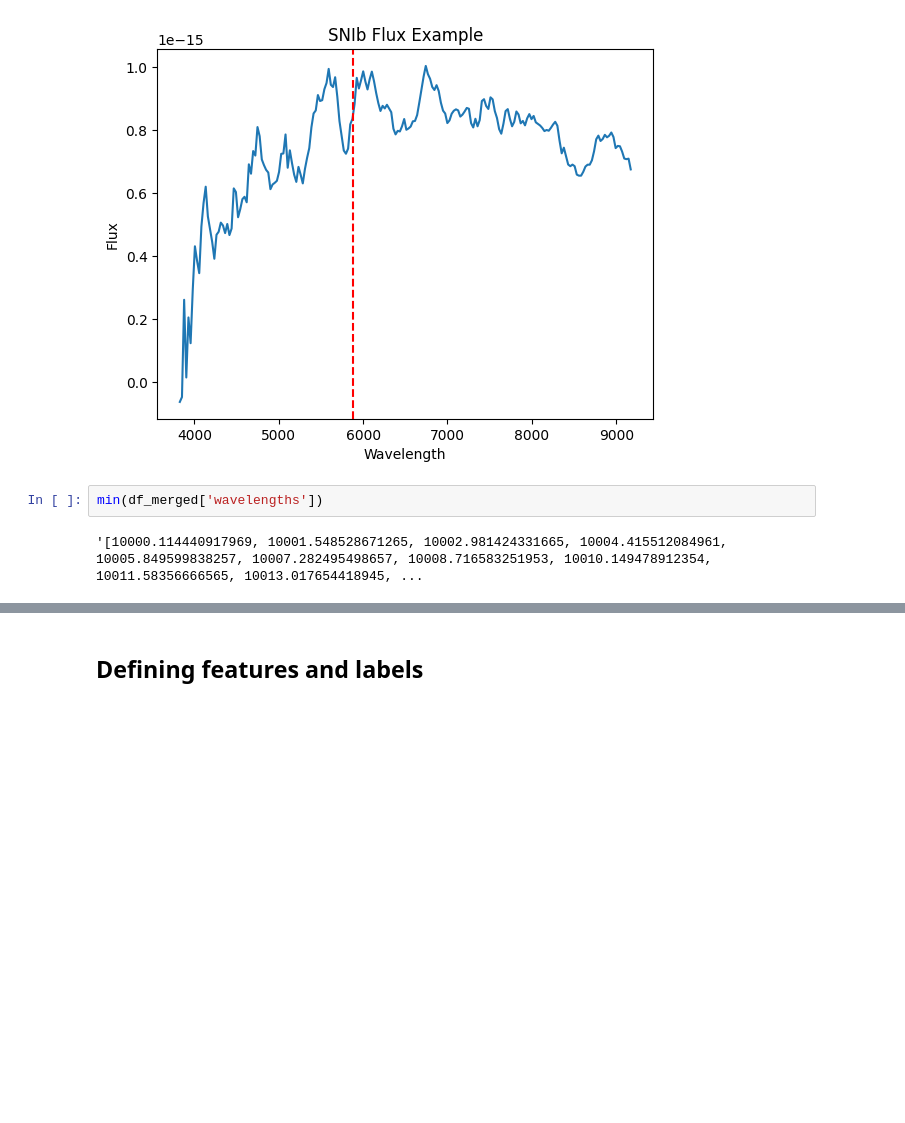
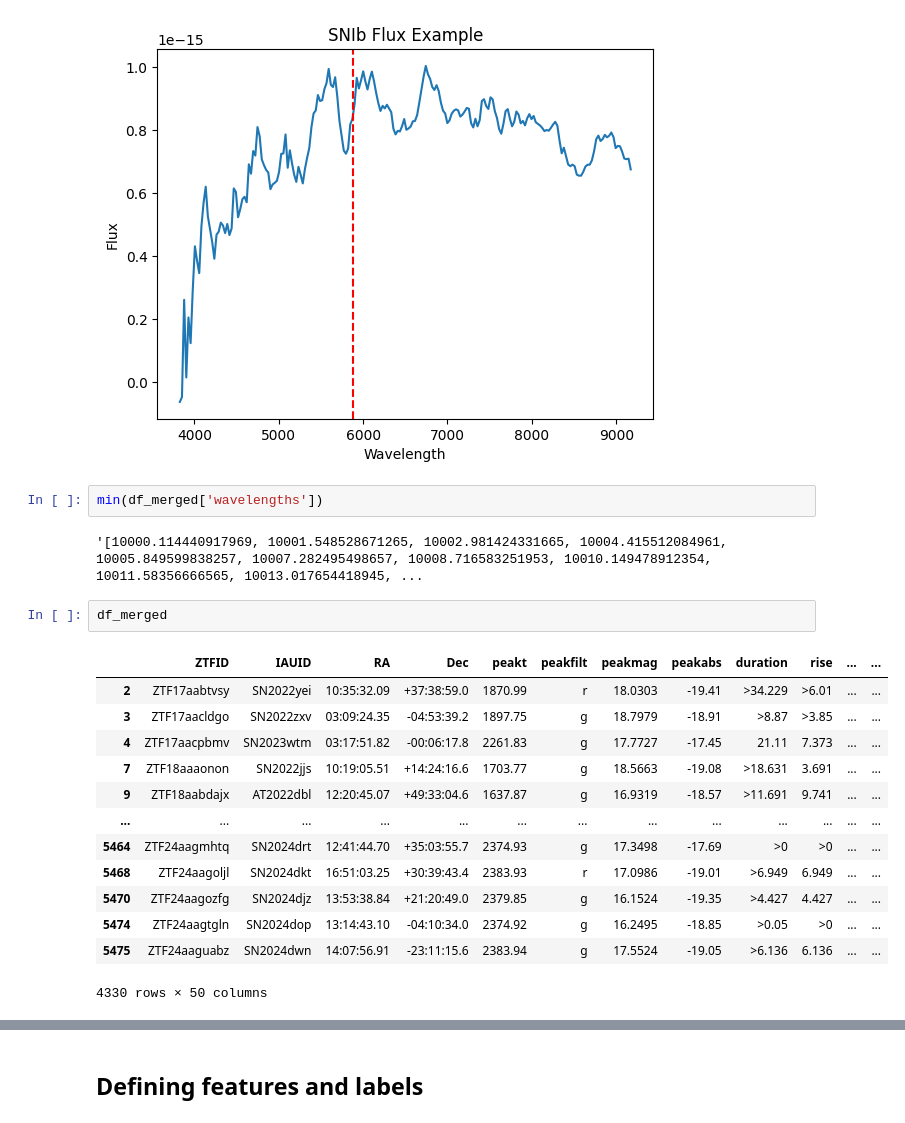
Before and after one commit to abbystokes/AST8581_FinalProject, a Jupyter notebook: Final_Project.ipynb, the cells around one changed output, grey strips where cells are left out. Saved outputs shown, nothing was run; the diff lists cells and outputs as text; blank space fills up the shorter version.

```diff
--- a/Final_Project.ipynb
+++ b/Final_Project.ipynb
@@ -209,3 +213,19 @@ Text(0, 0.5, 'Flux')
 min(df_merged['wavelengths'])
 # %% [output]
 '[10000.114440917969, 10001.548528671265, 10002.981424331665, 10004.415512084961, 10005.849599838257, 10007.282495498657, 10008.716583251953, 10010.149478912354, 10011.58356666565, 10013.017654418945, ...
+# %%
+df_merged
+# %% [output]
+|  | ZTFID | IAUID | RA | Dec | peakt | peakfilt | peakmag | peakabs | duration | rise | ... | ... |
+| 2 | ZTF17aabtvsy | SN2022yei | 10:35:32.09 | +37:38:59.0 | 1870.99 | r | 18.0303 | -19.41 | >34.229 | >6.01 | ... | ... |
+| 3 | ZTF17aacldgo | SN2022zxv | 03:09:24.35 | -04:53:39.2 | 1897.75 | g | 18.7979 | -18.91 | >8.87 | >3.85 | ... | ... |
+| 4 | ZTF17aacpbmv | SN2023wtm | 03:17:51.82 | -00:06:17.8 | 2261.83 | g | 17.7727 | -17.45 | 21.11 | 7.373 | ... | ... |
+| 7 | ZTF18aaaonon | SN2022jjs | 10:19:05.51 | +14:24:16.6 | 1703.77 | g | 18.5663 | -19.08 | >18.631 | 3.691 | ... | ... |
+| 9 | ZTF18aabdajx | AT2022dbl | 12:20:45.07 | +49:33:04.6 | 1637.87 | g | 16.9319 | -18.57 | >11.691 | 9.741 | ... | ... |
+| ... | ... | ... | ... | ... | ... | ... | ... | ... | ... | ... | ... | ... |
+| 5464 | ZTF24aagmhtq | SN2024drt | 12:41:44.70 | +35:03:55.7 | 2374.93 | g | 17.3498 | -17.69 | >0 | >0 | ... | ... |
+| 5468 | ZTF24aagoljl | SN2024dkt | 16:51:03.25 | +30:39:43.4 | 2383.93 | r | 17.0986 | -19.01 | >6.949 | 6.949 | ... | ... |
+| 5470 | ZTF24aagozfg | SN2024djz | 13:53:38.84 | +21:20:49.0 | 2379.85 | g | 16.1524 | -19.35 | >4.427 | 4.427 | ... | ... |
+| 5474 | ZTF24aagtgln | SN2024dop | 13:14:43.10 | -04:10:34.0 | 2374.92 | g | 16.2495 | -18.85 | >0.05 | >0 | ... | ... |
+| 5475 | ZTF24aaguabz | SN2024dwn | 14:07:56.91 | -23:11:15.6 | 2383.94 | g | 17.5524 | -19.05 | >6.136 | 6.136 | ... | ... |
+4330 rows × 50 columns
```
Also changed, not shown: parts of 12 cells of this notebook.
